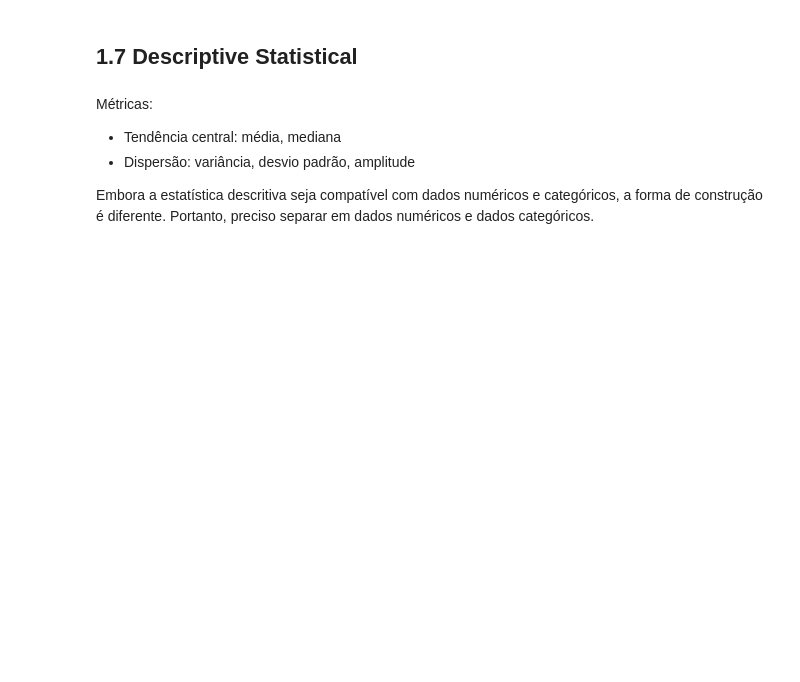
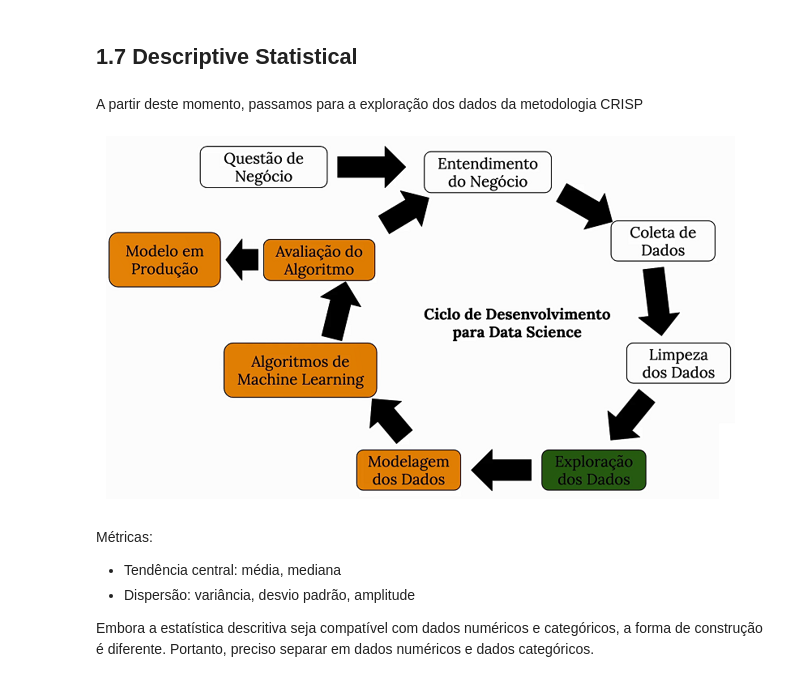
Before and after one commit to renato-favarin/ds_em_producao, a Jupyter notebook: ds_em_producao.ipynb, the cells around one changed output. Drawn from its saved outputs; the diff is of its cells as text; code cells hidden in the pictures; blank space fills up the shorter version.

```diff
--- a/ds_em_producao.ipynb
+++ b/ds_em_producao.ipynb
@@ -272,5 +268,11 @@ df1["promo2_since_year"] = df1["promo2_since_year"].astype(int)
 # %% [markdown]
 ## 1.7 Descriptive Statistical
+# %% [markdown]
+A partir deste momento, passamos para a exploração dos dados da metodologia CRISP
+# %%
+Image("img/crisp.png")
+# %% [output]
+[figure, added]
 # %% [markdown]
 Métricas: <br>
 * Tendência central: média, mediana
```
Also changed, not shown: parts of 59 cells of this notebook, 2 other files.
